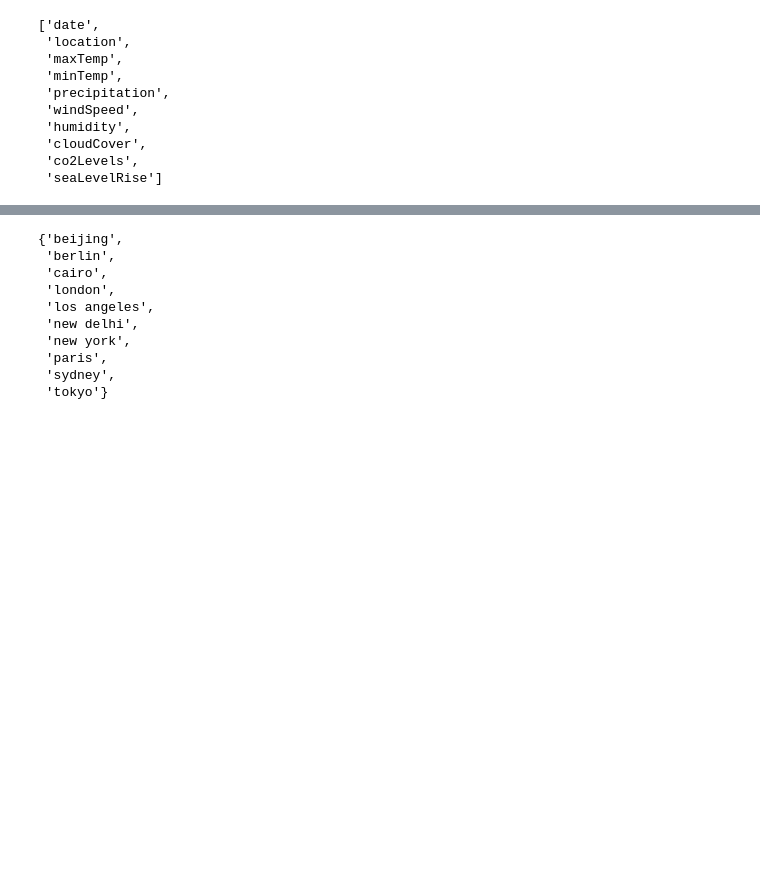
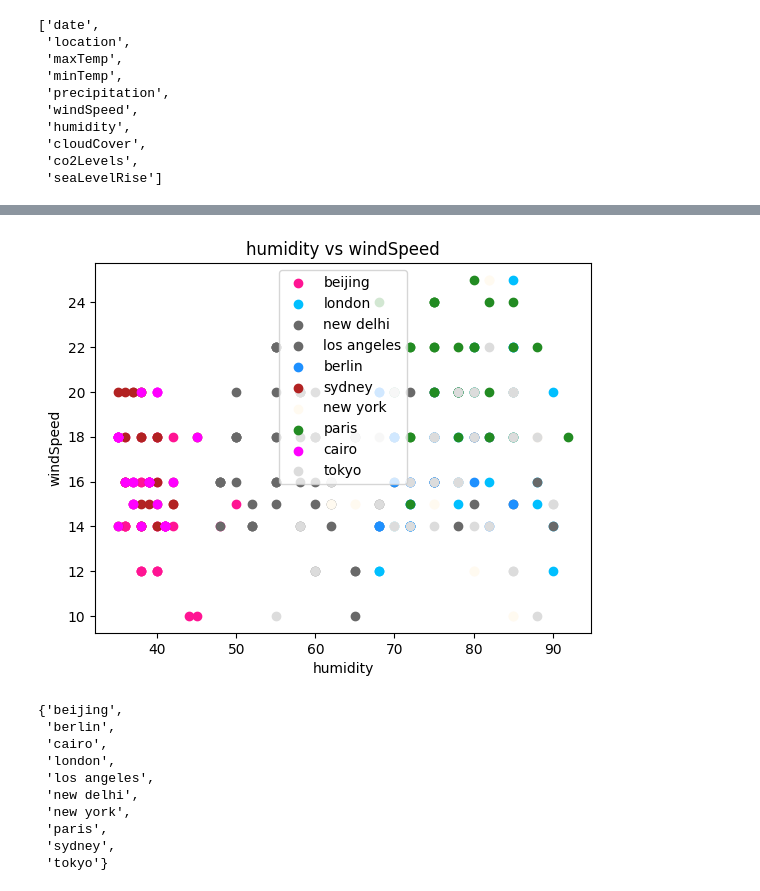
Before and after one commit to ArthurrMrv/WeatherAnalyst, a Jupyter notebook: final.ipynb, the cells around one changed output, grey strips where cells are left out. Cells and saved outputs as stored; diff of their text form; code cells hidden in the pictures; blank space fills up the shorter version.

```diff
--- a/final.ipynb
+++ b/final.ipynb
@@ -383,3 +384,7 @@ Exception: Error: Humidity or windSpeed is not a valid variable
+# %%
+a.compare_variables('humidity', 'windSpeed', *a.getCityNames())
+# %% [output]
+[figure, added]
 # %%
 a.cities
 # %% [output]
```
Also changed, not shown: parts of 13 cells of this notebook.
